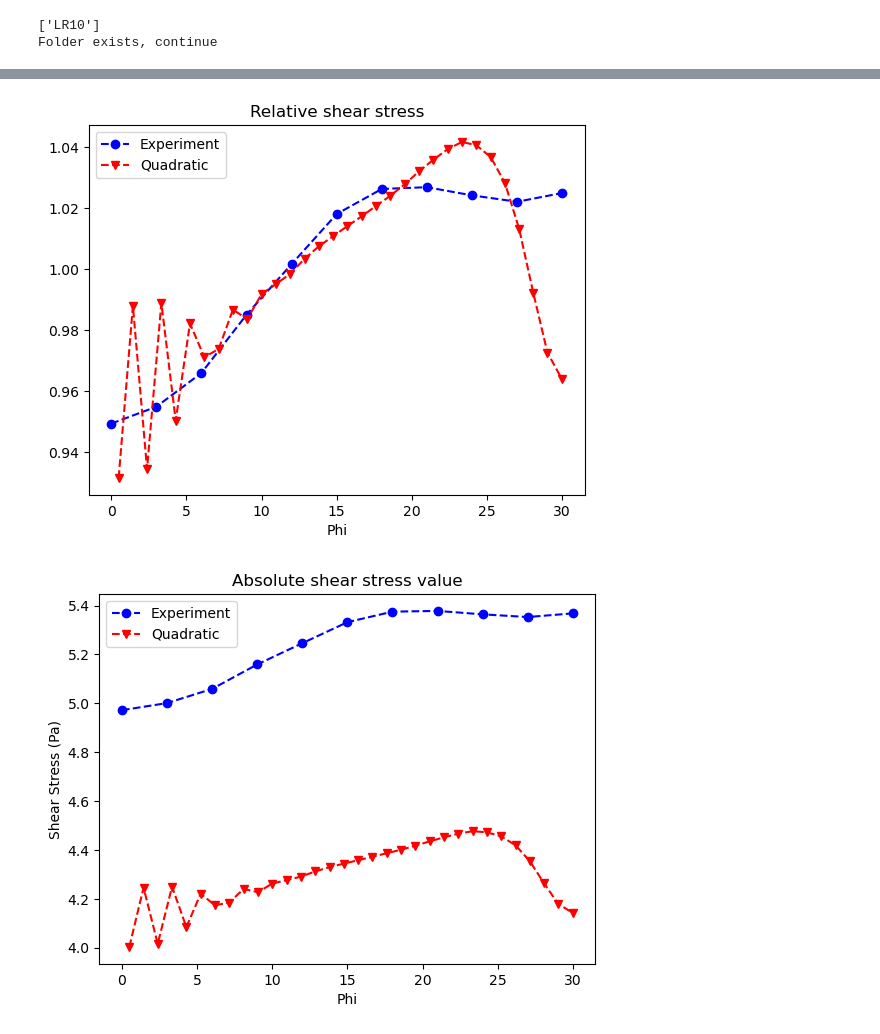
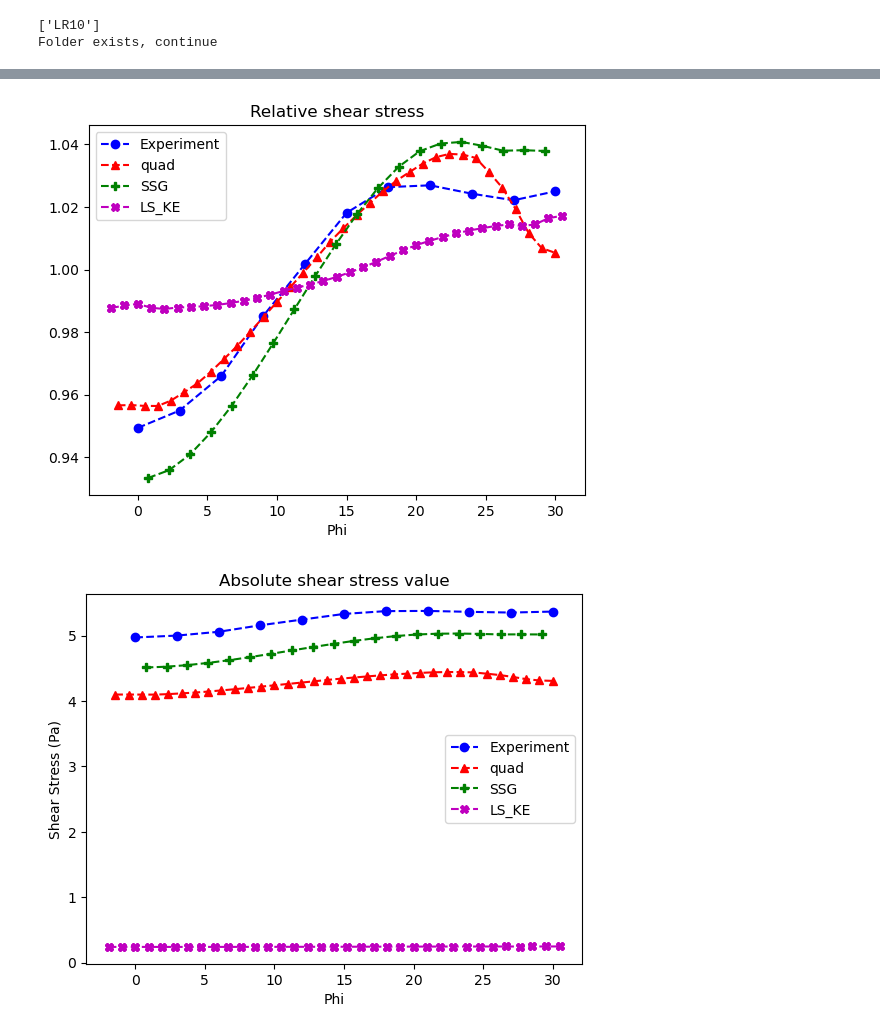
Before and after one commit to JulesL2/CS_Postprocess, a Jupyter notebook: extraction.ipynb, the cells around one changed output, grey strips where cells are left out. Saved outputs shown, nothing was run; the diff lists cells and outputs as text; code cells hidden in the pictures.

```diff
--- a/extraction.ipynb
+++ b/extraction.ipynb
@@ -268,49 +325,15 @@ plot_profiles(ExperimentDataPath,Iter_profile,Profiles_Path,phi_list)
-# %%
-ExperimentDataPath_Tau = Path("/home/juleslecoustre/Documents/FuelRod/Tau.csv")
-Stress_Path1 = Path("/home/juleslecoustre/Documents/FuelRod/StarMesh/RESU/LR_Hexa_1")
-#Stress_Path2 = Path("/media/juleslecoustre/Jules/FuelRod12Units/RESU/RSMSSG_test")
-Stress_Path2 = None
-
-Iter_profile = "001600"
-Stress1_csv_path = Stress_Path1.joinpath("Stress-{}.csv".format(Iter_profile))
-if Stress_Path2 != None:
-  Stress2_csv_path = Stress_Path2.joinpath("Stress-{}.csv".format(Iter_profile))
-
-
-df_tau_exp = pd.read_csv(ExperimentDataPath_Tau)
-df_tau_exp=df_tau_exp.astype(float)
-
-df_stress1 = pd.read_csv(Stress1_csv_path)
-df_stress1 = df_stress1.sort_values("phi",axis=0)
-df_stress1["Tau_t_avg"] = df_stress1["Tau_t"]/df_stress1["Tau_t"].mean()
-
-if Stress_Path2 != None:
-  df_stress2 = pd.read_csv(Stress2_csv_path)
-  df_stress2 = df_stress2.sort_values("phi",axis=0)
-  df_stress2["Tau_t_avg"] = df_stress2["Tau_t"]/df_stress2["Tau_t"].mean()
-
-
-fig,ax = plt.subplots()
-df_tau_exp["181200_avg"] = df_tau_exp["181200"]/df_tau_exp["181200"].mean()
-ax.plot(df_tau_exp["Phi"],df_tau_exp["181200_avg"],label="Experiment",marker='o',linestyle='--',color='b')
-ax.plot(df_stress1["phi"],df_stress1["Tau_t_avg"],label="Quadratic",marker='v',linestyle='--',color='r')
-if Stress_Path2 != None:
-  ax.plot(df_stress2["phi"],df_stress2["Tau_t_avg"],label="RSM-SSG",marker='P',linestyle='--',color='g')
-ax.set_title("Relative shear stress")
-ax.set_xlabel("Phi")
-ax.legend()
-
-fig2,ax2 = plt.subplots()
-ax2.plot(df_tau_exp["Phi"],df_tau_exp["181200"],label="Experiment",marker='o',linestyle='--',color='b')
-ax2.plot(df_stress1["phi"],df_stress1["Tau_t"],label="Quadratic",marker='v',linestyle='--',color='r')
-if Stress_Path2 != None:
-  ax2.plot(df_stress2["phi"],df_stress2["Tau_t"],label="RSM-SSG",marker='P',linestyle='--',color='g')
-ax2.set_title("Absolute shear stress value")
-ax2.set_xlabel("Phi")
-ax2.set_ylabel("Shear Stress (Pa)")
-ax2.legend()
-plt.show()
-# %% [output]
-[figure, removed]
-[figure, removed]
+# %%
+ExperimentDataPath_Tau = Path("/home/juleslecoustre/Documents/FuelRod/Tau.csv")
+Stress_Path1 = Path("/home/juleslecoustre/Documents/FuelRod/StarMesh/RESU/LR_Hexa_2_vel_BC_CmuWF")
+Stress_Path2 = Path("/media/juleslecoustre/Jules/FuelRod12Units/RESU/RSMSSG_test")
+Stress_Path3 = Path("/home/juleslecoustre/Documents/FuelRod/StarMesh/RESU/LS_Stress.csv")
+
+Iter_profile_l = ["001600","000800",""]
+Stress_l = [Stress_Path1,Stress_Path2,Stress_Path3]
+lab_l = ["quad","SSG","LS_KE"]
+
+plot_stress(ExperimentDataPath_Tau,Stress_l,Iter_profile_l,lab_l)
+# %% [output]
+[figure, added]
+[figure, added]
 # %%
```
Also changed, not shown: parts of 5 cells of this notebook.
